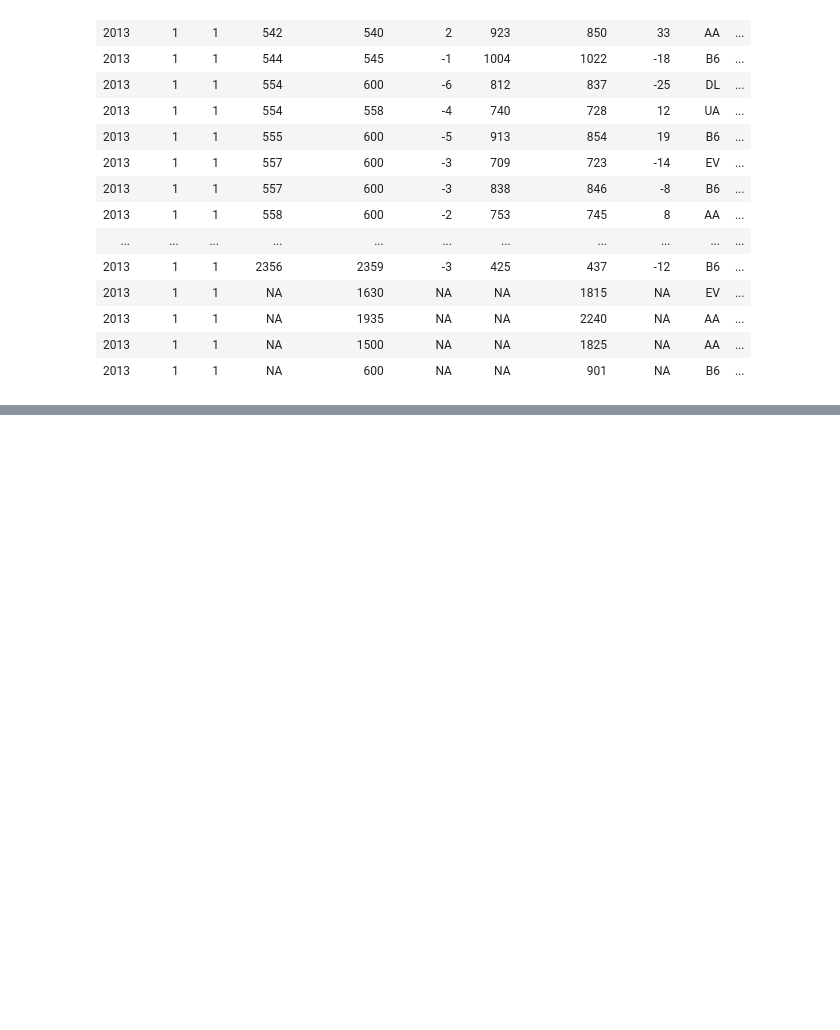
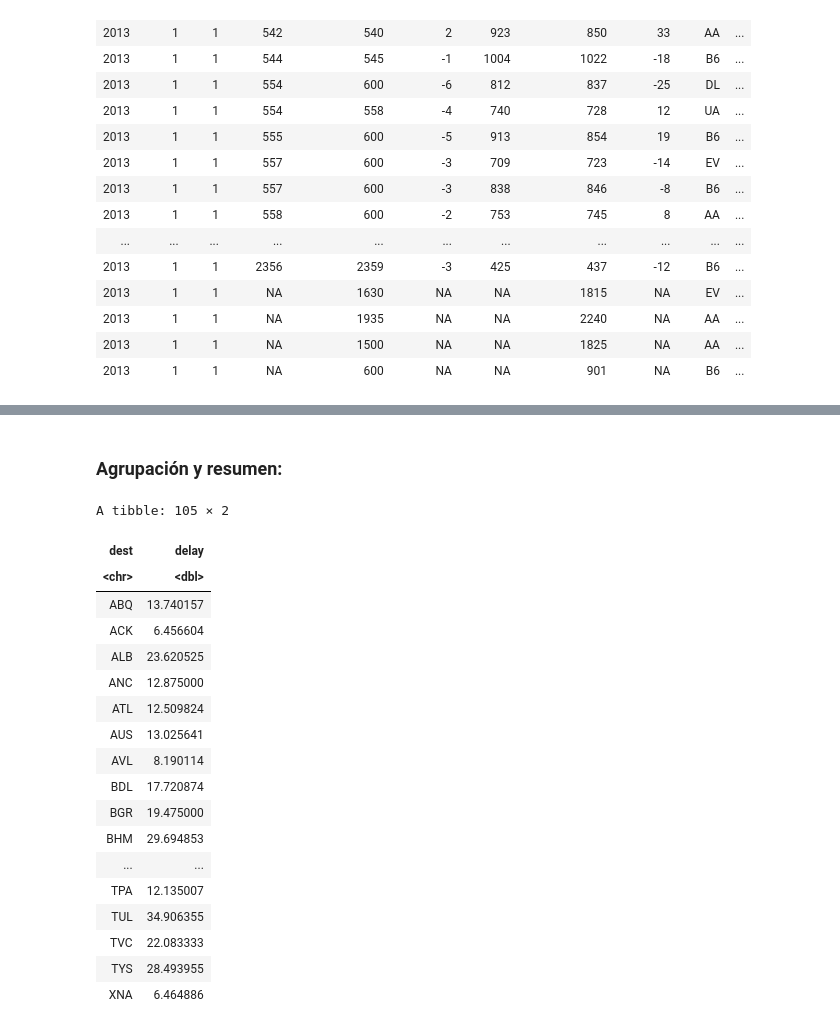
Before and after one commit to ednavivianasegura/ERAP_Curso_R, a Jupyter notebook: ERAP_R_Course.ipynb, the cells around one changed output, grey strips where cells are left out. Saved outputs shown, nothing was run; the diff lists cells and outputs as text; code cells hidden in the pictures; blank space fills up the shorter version.

```diff
--- a/ERAP_R_Course.ipynb
+++ b/ERAP_R_Course.ipynb
@@ -3384,0 +3639,28 @@ A data.table: 842 × 19
+# %% [markdown]
+### Agrupación y resumen:
+# %%
+#Dplyr
+flights %>%
+  group_by(dest) %>%
+  summarise(delay = mean(dep_delay, na.rm = TRUE)) %>%
+  arrange(dest)
+# %% [output]
+A tibble: 105 × 2
+| dest | delay |
+| <chr> | <dbl> |
+| ABQ | 13.740157 |
+| ACK | 6.456604 |
+| ALB | 23.620525 |
+| ANC | 12.875000 |
+| ATL | 12.509824 |
+| AUS | 13.025641 |
+| AVL | 8.190114 |
+| BDL | 17.720874 |
+| BGR | 19.475000 |
+| BHM | 29.694853 |
+| ... | ... |
+| TPA | 12.135007 |
+| TUL | 34.906355 |
+| TVC | 22.083333 |
+| TYS | 28.493955 |
+| XNA | 6.464886 |
```
Also changed, not shown: parts of 22 cells of this notebook.
